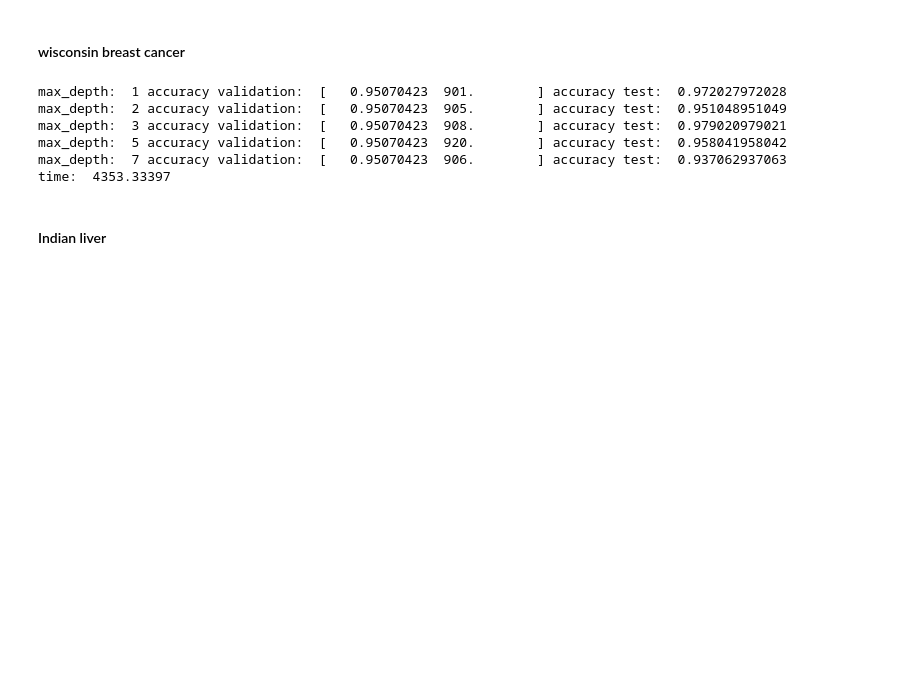
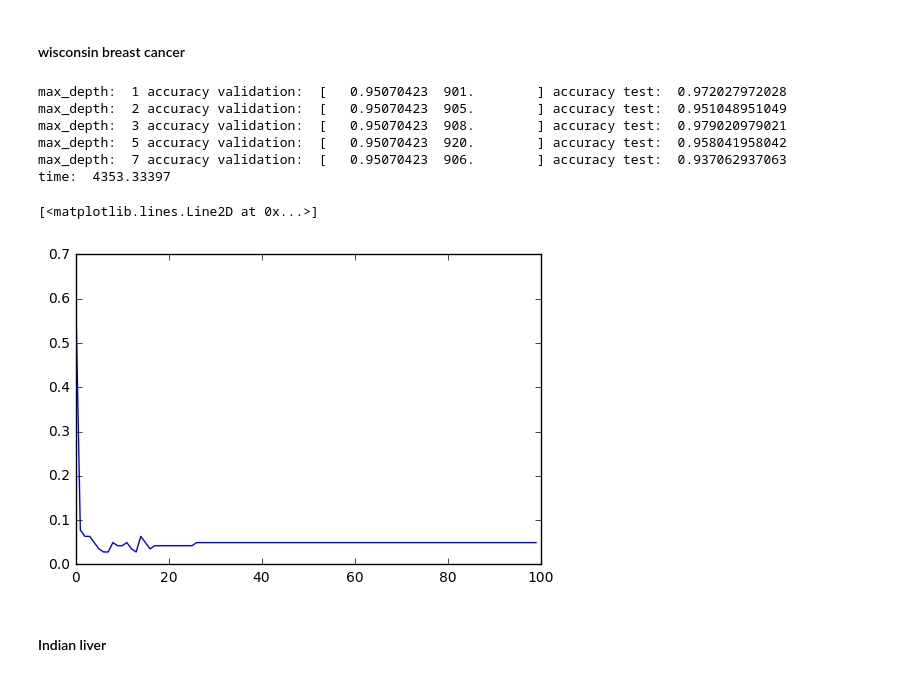
Before and after one commit to valevalerio/Course-work, a Jupyter notebook: Experiments.ipynb, the cells around one changed output. Cells and saved outputs as stored; diff of their text form; code cells hidden in the pictures; blank space fills up the shorter version.

```diff
--- a/Experiments.ipynb
+++ b/Experiments.ipynb
@@ -2647,6 +2660,11 @@ max_depth:  3 accuracy validation:  [   0.95070423  908.        ] accuracy test:
 max_depth:  5 accuracy validation:  [   0.95070423  920.        ] accuracy test:  0.958041958042
 max_depth:  7 accuracy validation:  [   0.95070423  906.        ] accuracy test:  0.937062937063
 time:  4353.33397
+# %%
+plt.plot(np.arange(100), clf.loss_val[:100])
+# %% [output]
+[<matplotlib.lines.Line2D at 0x...>]
+[figure, added]
 # %% [markdown]
 #### Indian liver
 # %%
```
Also changed, not shown: parts of 83 cells of this notebook, 2 other files.
